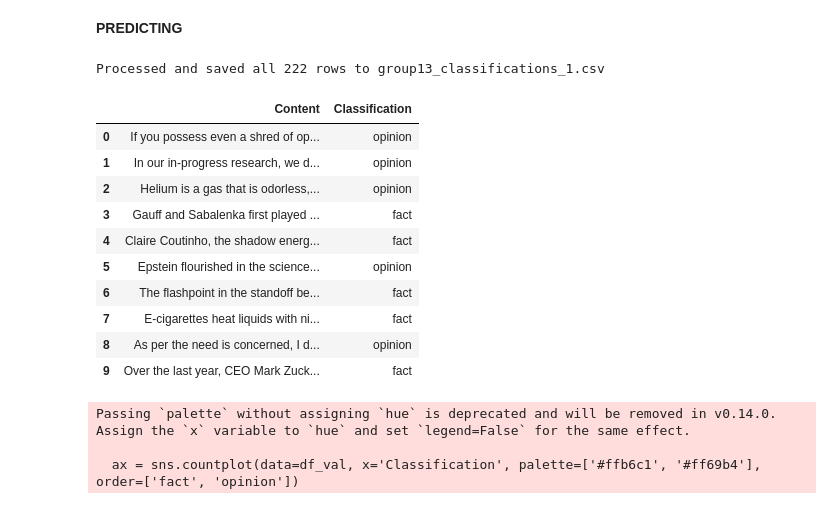
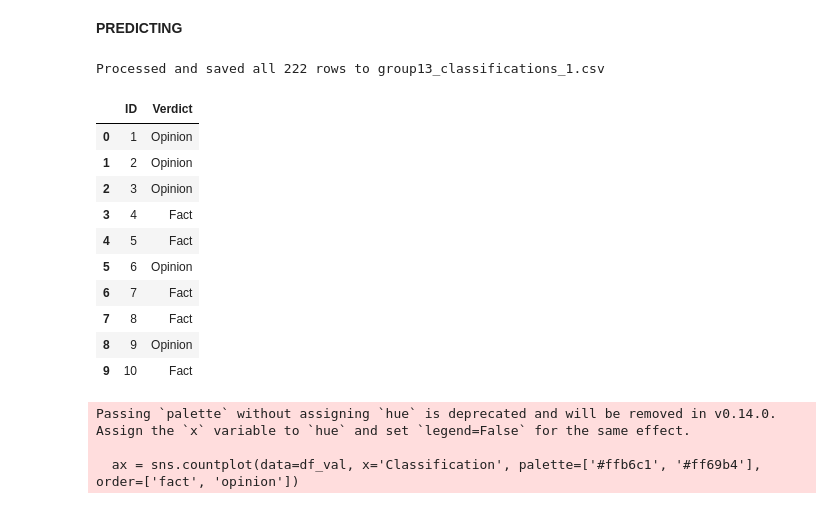
Before and after one commit to nzhurat/fact-opinion-classifier, a Jupyter notebook: stage1/stage_1.ipynb, the cells around one changed output. Saved outputs shown, nothing was run; the diff lists cells and outputs as text; code cells hidden in the pictures.

```diff
--- a/stage1/stage_1.ipynb
+++ b/stage1/stage_1.ipynb
@@ -1099,23 +1099,30 @@ df_val['Classification'] = ['opinion' if pred == 1 else 'fact' for pred in predi
 df_val['Content'] = df_val['original_content']
 # %%
 output_filename = "group13_classifications_1.csv"
-df_val[['Content', 'Classification']].to_csv(output_filename, index=False)
+df_export = df_val[['Content', 'Classification']].copy()
 
-print(f"Processed and saved all {len(df_val)} rows to {output_filename}")
-display(df_val[['Content', 'Classification']].head(10))
+df_export = df_export.rename(columns={'Content': 'ID', 'Classification': 'Verdict'})
+
+df_export['ID'] = range(1, len(df_export) + 1)
+
+df_export['Verdict'] = df_export['Verdict'].str.capitalize()
+df_export.to_csv(output_filename, index=False)
+
+print(f"Processed and saved all {len(df_export)} rows to {output_filename}")
+display(df_export.head(10))
 # %% [output]
 Processed and saved all 222 rows to group13_classifications_1.csv
-|  | Content | Classification |
-| 0 | If you possess even a shred of op... | opinion |
-| 1 | In our in-progress research, we d... | opinion |
-| 2 | Helium is a gas that is odorless,... | opinion |
-| 3 | Gauff and Sabalenka first played ... | fact |
-| 4 | Claire Coutinho, the shadow energ... | fact |
-| 5 | Epstein flourished in the science... | opinion |
-| 6 | The flashpoint in the standoff be... | fact |
-| 7 | E-cigarettes heat liquids with ni... | fact |
-| 8 | As per the need is concerned, I d... | opinion |
-| 9 | Over the last year, CEO Mark Zuck... | fact |
+|  | ID | Verdict |
+| 0 | 1 | Opinion |
+| 1 | 2 | Opinion |
+| 2 | 3 | Opinion |
+| 3 | 4 | Fact |
+| 4 | 5 | Fact |
+| 5 | 6 | Opinion |
+| 6 | 7 | Fact |
+| 7 | 8 | Fact |
+| 8 | 9 | Opinion |
+| 9 | 10 | Fact |
 # %%
 plt.figure(figsize=(6, 5))
 
```
